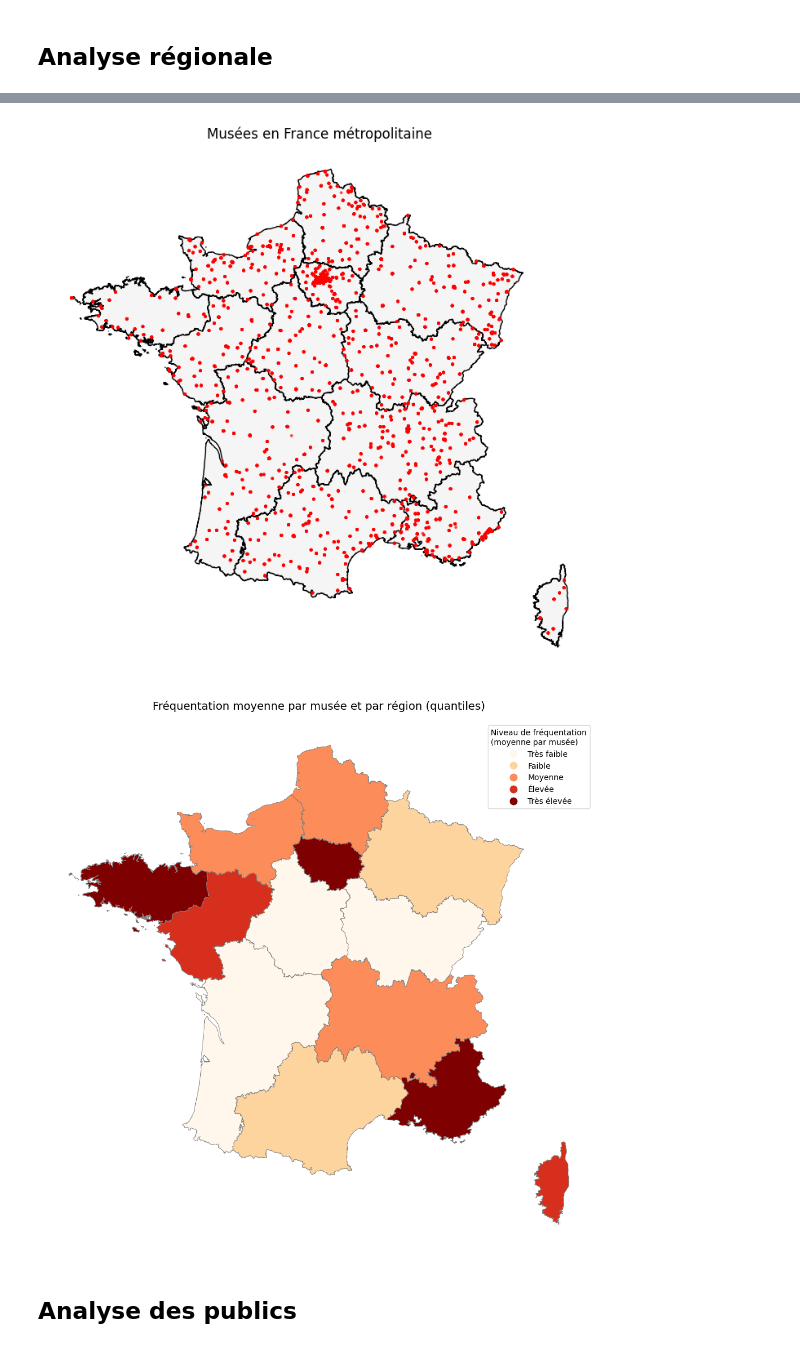
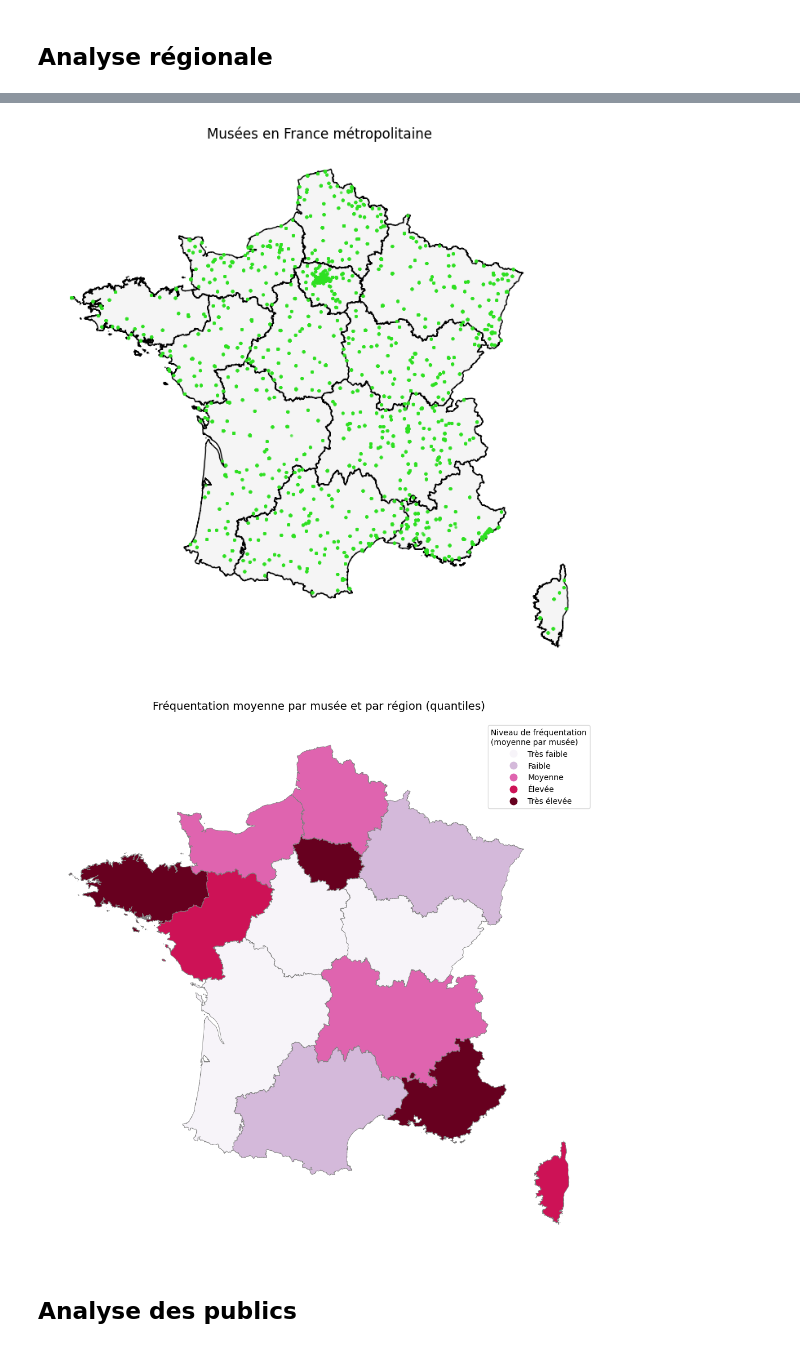
Before and after one commit to emmabezombes/prediction-musee, a Jupyter notebook: notebook/notebook_musees_test_valou.ipynb, the cells around one changed output, grey strips where cells are left out. Drawn from its saved outputs; the diff is of its cells as text; code cells hidden in the pictures.

```diff
--- a/notebook/notebook_musees_test_valou.ipynb
+++ b/notebook/notebook_musees_test_valou.ipynb
@@ -189,7 +189,7 @@ ms = np.clip(gdf_points_metropole["total"] / 100000, 3, 20)
 gdf_points_metropole.plot(
     ax=ax,
     markersize=ms,
-    color="red",
+    color="#2ee021",
     alpha=0.6
 )
 
@@ -200,7 +200,7 @@ plt.show()
 
 #coucou les filles
 # %% [output]
-[figure, old version]
+[figure, new version]
 # %%
 #CARTE FREQ MOY
 import mapclassify
@@ -259,35 +259,35 @@ scheme = mapclassify.Quantiles(france_reg_clean["freq_par_musee"], k=5)
 
 #Tracé de la choroplèthe
 fig, ax = plt.subplots(figsize=(10, 10))
 
 france_reg_clean.plot(
     column="freq_par_musee",
-    cmap="OrRd",
+    cmap="PuRd",
     legend=True,
     edgecolor="grey",
     linewidth=0.6,
     scheme="Quantiles",
     k=5,
     ax=ax
 )
 
 #Légende qualitative
 labels = ["Très faible", "Faible", "Moyenne", "Élevée", "Très élevée"]
 
 leg = ax.get_legend()
 leg.set_title("Niveau de fréquentation\n(moyenne par musée)")
 
 for lbl, txt in zip(labels, leg.texts):
     txt.set_text(lbl)
 
 ax.set_title("Fréquentation moyenne par musée et par région (quantiles)",
              fontsize=14, pad=15)
 ax.set_axis_off()
 
 plt.tight_layout()
 plt.show()
 # %% [output]
-[figure, old version]
+[figure, new version]
 # %% [markdown]
 ## Analyse des publics
 # %%
```
Also changed, not shown: parts of 13 cells of this notebook.
